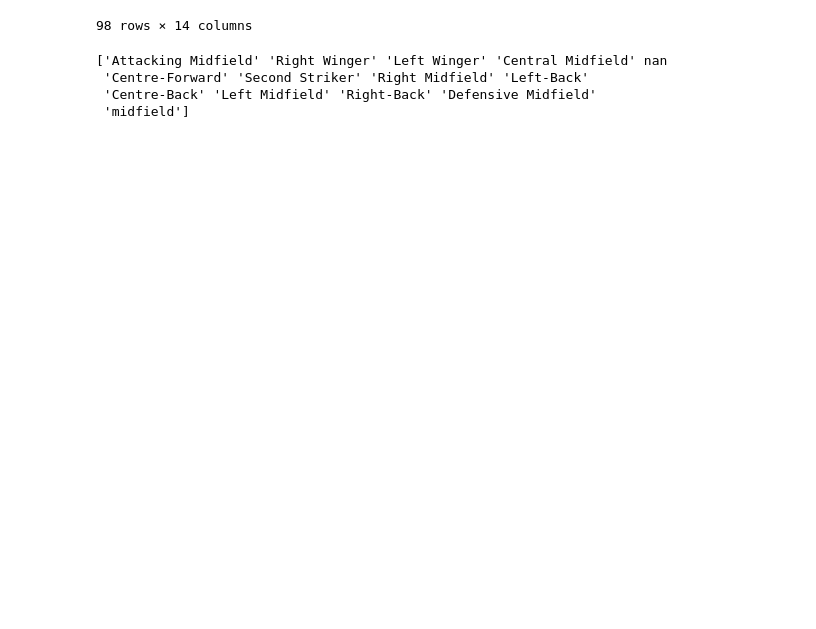
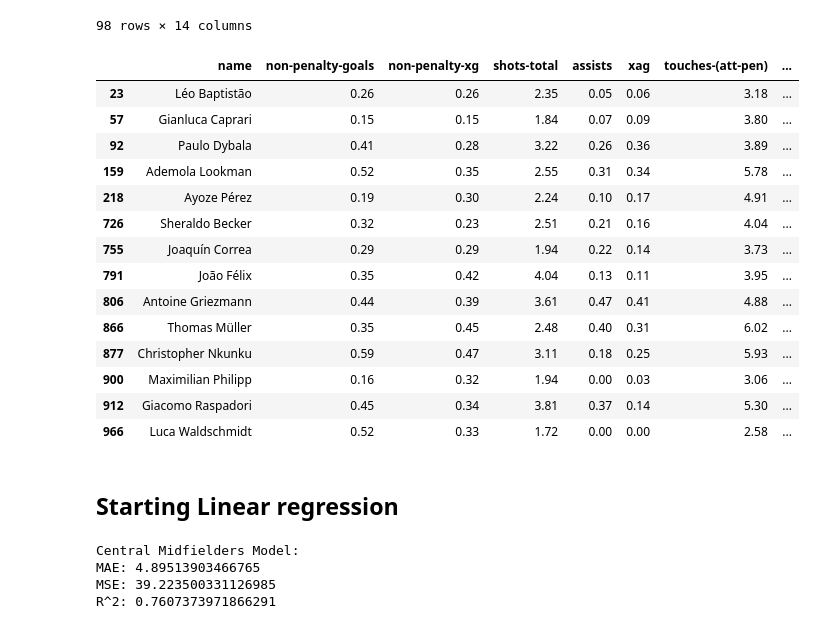
Before and after one commit to enesyesil/Moneyball-Scout-ML, a Jupyter notebook: Moneyball Scout Dataset.ipynb, the cells around one changed output. Cells and saved outputs as stored; diff of their text form; code cells hidden in the pictures; blank space fills up the shorter version.

Commit message:
linear regression initial

```diff
--- a/Moneyball Scout Dataset.ipynb
+++ b/Moneyball Scout Dataset.ipynb
@@ -294,7 +294,15 @@ important_columns_st = [
     'xag', 'touches-(att-pen)', 'aerials-won', 'league'
 ]
 
+important_columns_cm = [
+    'name', 'passes-attempted', 'pass-completion-%', 'progressive-passes',
+    'tackles', 'interceptions', 'shot-creating-actions', 'league'
+]
 
+important_columns_rm_lm = [
+    'name', 'assists', 'successful-take-ons', 'tackles', 'interceptions',
+    'passes-attempted', 'progressive-passes', 'shot-creating-actions', 'league'
+]
 
 df_cb = df_final[df_final['position'] == 'Centre-Back']
 df_rb = df_final[df_final['position'] == 'Right-Back']
@@ -307,11 +315,61 @@ df_rw = df_final[df_final['position'] == 'Right Winger']
 df_lw = df_final[df_final['position'] == 'Left Winger']
 df_dm = df_final[df_final['position'] == 'Defensive Midfield']
 df_cm = df_final[df_final['position'] == 'Central Midfield']
+
+df_cm = df_cm[important_columns_cm]
+df_dm = df_dm[important_columns_dm]
+df_lw = df_lw[important_columns_wg]
+df_rw = df_rw[important_columns_wg]
+df_ss = df_ss[important_columns_st]
+df_cf = df_cf[important_columns_st]
+df_lm = df_lm[important_columns_rm_lm]
+df_rm = df_rm[important_columns_rm_lm]
+df_rb = df_rb[important_columns_fb]
+df_lb = df_lb[important_columns_fb]
+df_cb = df_cb[important_columns_cb]
-# %%
-unique_positions = df_final['position'].unique()
-print(unique_positions)
-# %% [output]
-['Attacking Midfield' 'Right Winger' 'Left Winger' 'Central Midfield' nan
- 'Centre-Forward' 'Second Striker' 'Right Midfield' 'Left-Back'
- 'Centre-Back' 'Left Midfield' 'Right-Back' 'Defensive Midfield'
- 'midfield']
+# %%
+df_ss
+# %% [output]
+|  | name | non-penalty-goals | non-penalty-xg | shots-total | assists | xag | touches-(att-pen) | ... |
+| 23 | Léo Baptistão | 0.26 | 0.26 | 2.35 | 0.05 | 0.06 | 3.18 | ... |
+| 57 | Gianluca Caprari | 0.15 | 0.15 | 1.84 | 0.07 | 0.09 | 3.80 | ... |
+| 92 | Paulo Dybala | 0.41 | 0.28 | 3.22 | 0.26 | 0.36 | 3.89 | ... |
+| 159 | Ademola Lookman | 0.52 | 0.35 | 2.55 | 0.31 | 0.34 | 5.78 | ... |
+| 218 | Ayoze Pérez | 0.19 | 0.30 | 2.24 | 0.10 | 0.17 | 4.91 | ... |
+| 726 | Sheraldo Becker | 0.32 | 0.23 | 2.51 | 0.21 | 0.16 | 4.04 | ... |
+| 755 | Joaquín Correa | 0.29 | 0.29 | 1.94 | 0.22 | 0.14 | 3.73 | ... |
+| 791 | João Félix | 0.35 | 0.42 | 4.04 | 0.13 | 0.11 | 3.95 | ... |
+| 806 | Antoine Griezmann | 0.44 | 0.39 | 3.61 | 0.47 | 0.41 | 4.88 | ... |
+| 866 | Thomas Müller | 0.35 | 0.45 | 2.48 | 0.40 | 0.31 | 6.02 | ... |
+| 877 | Christopher Nkunku | 0.59 | 0.47 | 3.11 | 0.18 | 0.25 | 5.93 | ... |
+| 900 | Maximilian Philipp | 0.16 | 0.32 | 1.94 | 0.00 | 0.03 | 3.06 | ... |
+| 912 | Giacomo Raspadori | 0.45 | 0.34 | 3.81 | 0.37 | 0.14 | 5.30 | ... |
+| 966 | Luca Waldschmidt | 0.52 | 0.33 | 1.72 | 0.00 | 0.00 | 2.58 | ... |
+# %% [markdown]
+## Starting Linear regression
+# %%
+# Assuming 'passes-attempted' is the target variable for demonstration
+X_cm = df_cm.drop(['name', 'passes-attempted', 'league'], axis=1)
+y_cm = df_cm['passes-attempted']
+
+from sklearn.model_selection import train_test_split
+X_cm_train, X_cm_test, y_cm_train, y_cm_test = train_test_split(X_cm, y_cm, test_size=0.2, random_state=42)
+
+from sklearn.linear_model import LinearRegression
+model_cm = LinearRegression()
+model_cm.fit(X_cm_train, y_cm_train)
+
+# Predictions
+y_cm_pred = model_cm.predict(X_cm_test)
+
+# Evaluation
+from sklearn.metrics import mean_absolute_error, mean_squared_error, r2_score
+print("Central Midfielders Model:")
+print("MAE:", mean_absolute_error(y_cm_test, y_cm_pred))
+print("MSE:", mean_squared_error(y_cm_test, y_cm_pred))
+print("R^2:", r2_score(y_cm_test, y_cm_pred))
+# %% [output]
+Central Midfielders Model:
+MAE: 4.89513903466765
+MSE: 39.223500331126985
+R^2: 0.7607373971866291
```
Also changed, not shown: parts of 1 cell of this notebook.
